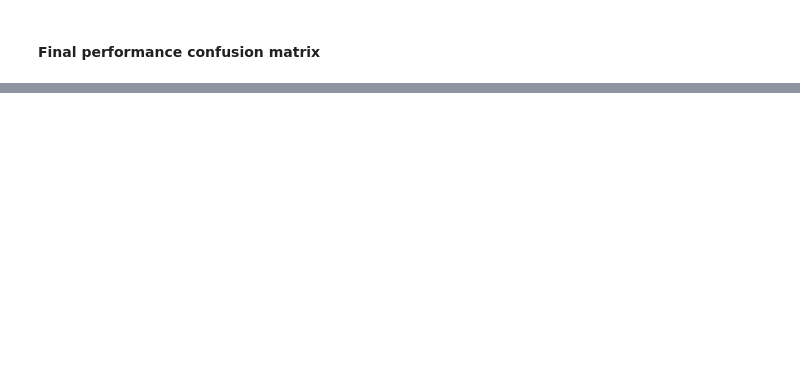
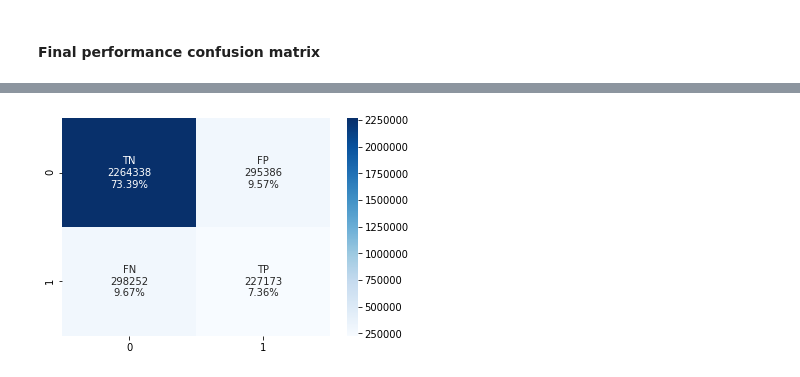
Before and after one commit to cbenge509/flightsontime, a Jupyter notebook: notebooks/Model Development PySpark ML.ipynb, the cells around one changed output, grey strips where cells are left out. Drawn from its saved outputs; the diff is of its cells as text; code cells hidden in the pictures; blank space fills up the shorter version.

```diff
--- a/notebooks/Model Development PySpark ML.ipynb
+++ b/notebooks/Model Development PySpark ML.ipynb
@@ -351,3 +456,6 @@ def main(feature_list_importance):
 ### Performance on the entire dataset
 # %% [markdown]
 We now evaluate performance on the entire dataset using the selected features from above with both Logistic Regression and Random Forest.
+# %%
+#Get dfs
+top_6_train, test_6_test = get_features_df(df, feature_importance_list, 6, set = 'full')
@@ -372,0 +492,5 @@ for i in [0.45, 0.55]:
+# %%
+#Train on the full dataset with top 6 features
+rf = RandomForestClassifier(featuresCol = 'features', labelCol='label', weightCol='weight')
+rf_model_6 = rf.fit(top_6_train)
+print(evaluate_test(rf_model_6, top_6_train), evaluate_test(rf_model_6, test_6_test))
@@ -376,0 +503,8 @@ for i in [0.45, 0.55]:
+# %%
+def get_cm(model, test_6_test):
+  predictions = rf_model_6.transform(test_6_test)
+  results = predictions.select(['prediction', 'label'])
+  predictionAndLabels=results.rdd
+  metrics = MulticlassMetrics(predictionAndLabels)
+  cm = metrics.confusionMatrix().toArray()
+  return cm
@@ -376,0 +513,2 @@ for i in [0.45, 0.55]:
+# %%
+cm = get_cm(rf_model_6, test_6_test)
@@ -376,0 +517,11 @@ for i in [0.45, 0.55]:
+# %%
+group_names = ['TN','FP','FN','TP']
+group_counts = ["{0:0.0f}".format(value) for value in
+                cm.flatten()]
+group_percentages = ["{0:.2%}".format(value) for value in
+                     cm.flatten()/np.sum(cm)]
+labels = [f"{v1}\n{v2}\n{v3}" for v1, v2, v3 in
+          zip(group_names,group_counts,group_percentages)]
+labels = np.asarray(labels).reshape(2,2)
+sns.heatmap(cm, annot=labels, fmt='', cmap='Blues')
+# %% [output]
@@ -376,0 +529 @@ for i in [0.45, 0.55]:
+[figure, added]
```
Also changed, not shown: parts of 21 cells of this notebook.
